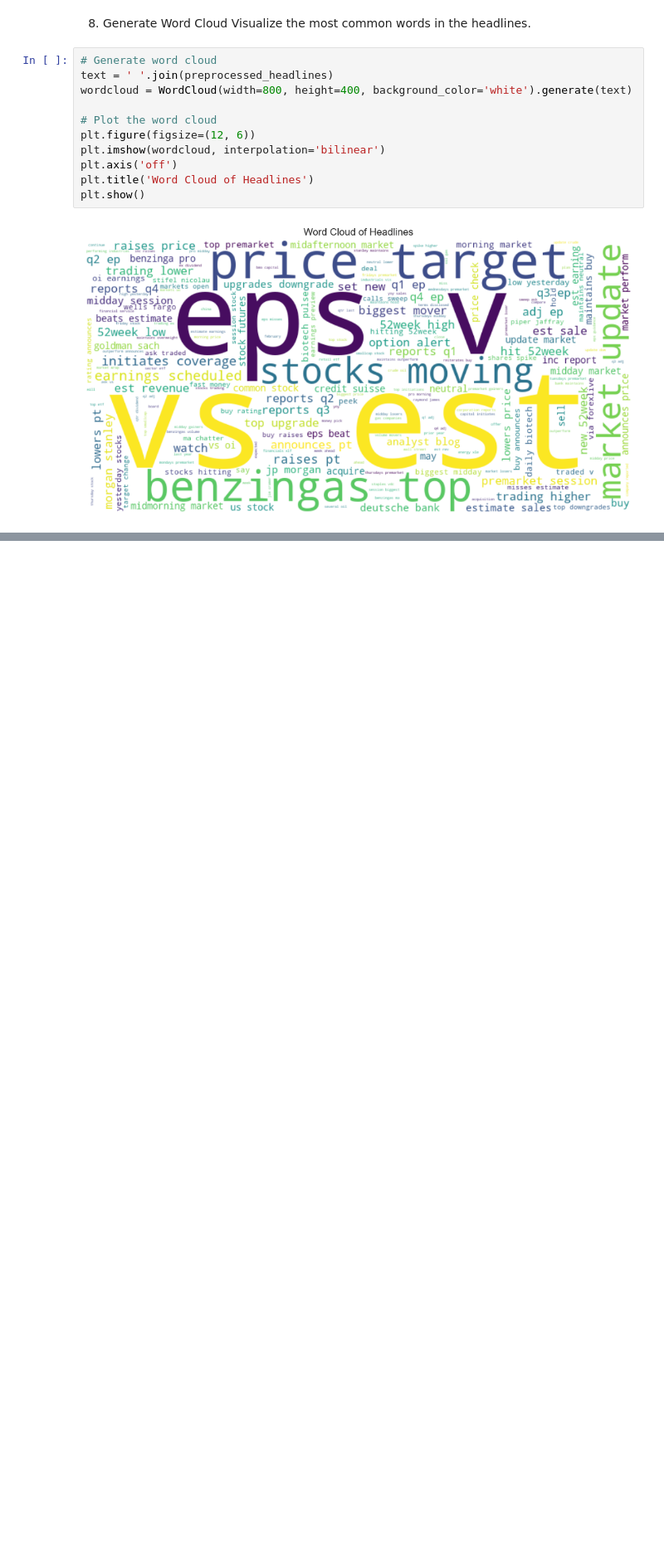
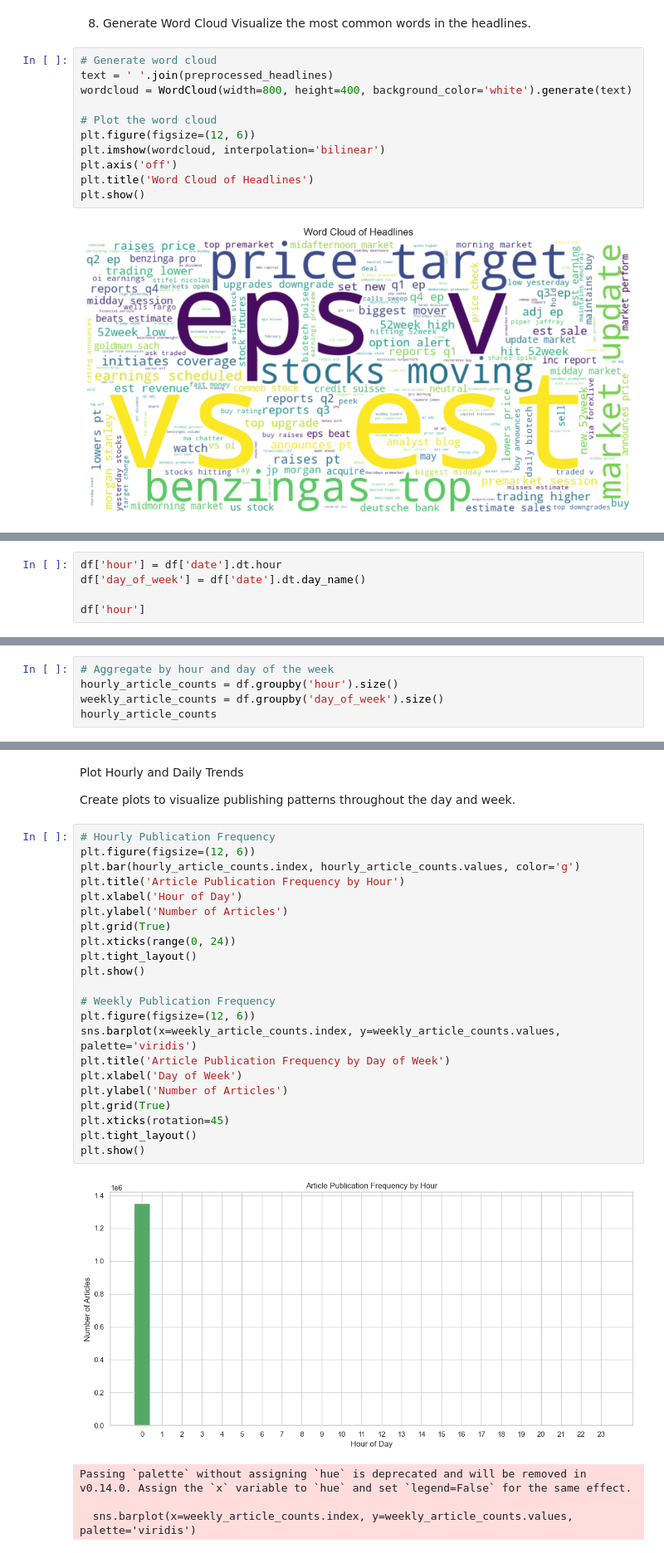
Before and after one commit to Getachew0557/Leveraging-AI-Techniques-for-Financial-News-Sentiment-Analysis-and-Stock-Prediction, a Jupyter notebook: notebooks/model.ipynb, the cells around one changed output, grey strips where cells are left out. Shown at 83% size. Saved outputs shown, nothing was run; the diff lists cells and outputs as text; blank space fills up the shorter version.

```diff
--- a/notebooks/model.ipynb
+++ b/notebooks/model.ipynb
@@ -519,0 +606,5 @@ plt.show()
+# %%
+df['hour'] = df['date'].dt.hour
+df['day_of_week'] = df['date'].dt.day_name()
+
+df['hour']
@@ -519,0 +639,5 @@ plt.show()
+# %%
+# Aggregate by hour and day of the week
+hourly_article_counts = df.groupby('hour').size()
+weekly_article_counts = df.groupby('day_of_week').size()
+hourly_article_counts
@@ -519,0 +674,31 @@ plt.show()
+# %% [markdown]
+Plot Hourly and Daily Trends
+
+Create plots to visualize publishing patterns throughout the day and week.
+# %%
+# Hourly Publication Frequency
+plt.figure(figsize=(12, 6))
+plt.bar(hourly_article_counts.index, hourly_article_counts.values, color='g')
+plt.title('Article Publication Frequency by Hour')
+plt.xlabel('Hour of Day')
+plt.ylabel('Number of Articles')
+plt.grid(True)
+plt.xticks(range(0, 24))
+plt.tight_layout()
+plt.show()
+
+# Weekly Publication Frequency
+plt.figure(figsize=(12, 6))
+sns.barplot(x=weekly_article_counts.index, y=weekly_article_counts.values, palette='viridis')
+plt.title('Article Publication Frequency by Day of Week')
+plt.xlabel('Day of Week')
+plt.ylabel('Number of Articles')
+plt.grid(True)
+plt.xticks(rotation=45)
+plt.tight_layout()
+plt.show()
+# %% [output]
+[figure, added]
+Passing `palette` without assigning `hue` is deprecated and will be removed in v0.14.0. Assign the `x` variable to `hue` and set `legend=False` for the same effect.
+
+  sns.barplot(x=weekly_article_counts.index, y=weekly_article_counts.values, palette='viridis')
```
Also changed, not shown: parts of 23 cells of this notebook.
